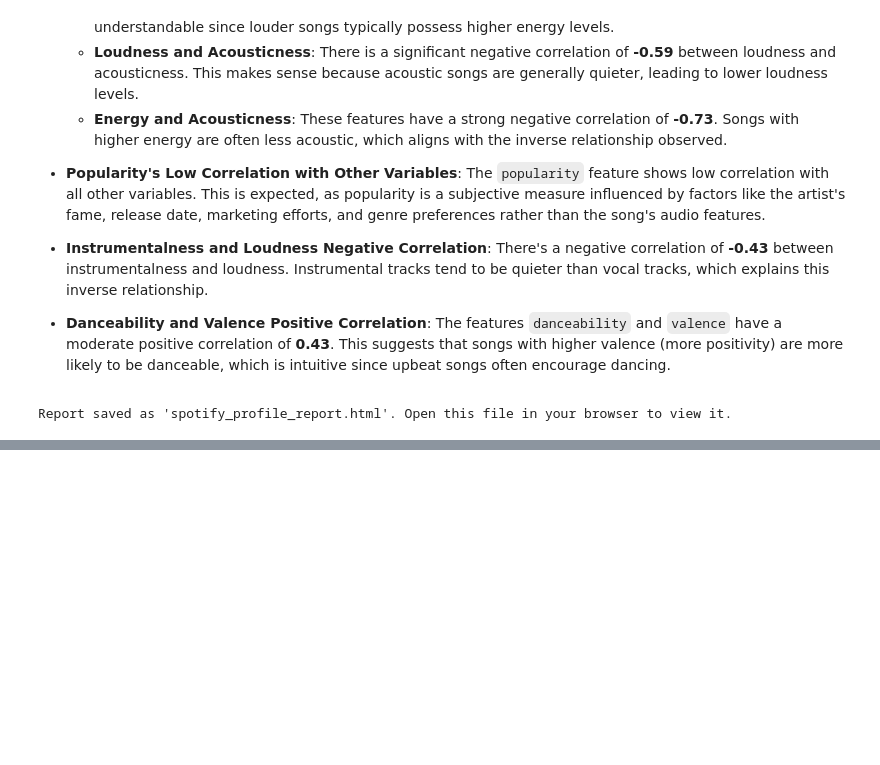
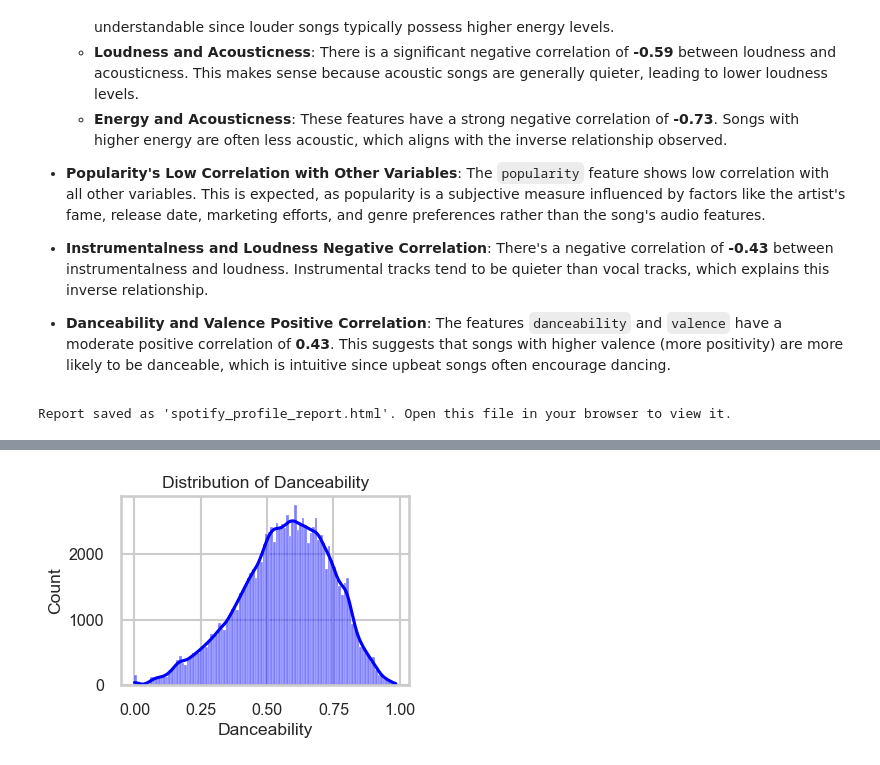
Before and after one commit to Praveen-Rangavajhula/spotify-genre-prediction, a Jupyter notebook: notebooks/1-EDA-Spotify.ipynb, the cells around one changed output, grey strips where cells are left out. Saved outputs shown, nothing was run; the diff lists cells and outputs as text; code cells hidden in the pictures; blank space fills up the shorter version.

```diff
--- a/notebooks/1-EDA-Spotify.ipynb
+++ b/notebooks/1-EDA-Spotify.ipynb
@@ -462,0 +508,11 @@ Report saved as 'spotify_profile_report.html'. Open this file in your browser to
+# %%
+plt.figure(figsize=(4,3))  # A size that fits in a two-column format
+sns.histplot(df_spotify['danceability'], kde=True, color='blue')
+plt.title('Distribution of Danceability')
+plt.xlabel('Danceability')
+plt.ylabel('Count')
+plt.tight_layout()
+plt.savefig('danceability_distribution.png', dpi=300)
+plt.show()
+# %% [output]
+[figure, added]
```
Also changed, not shown: parts of 7 cells of this notebook, 35 other files.
